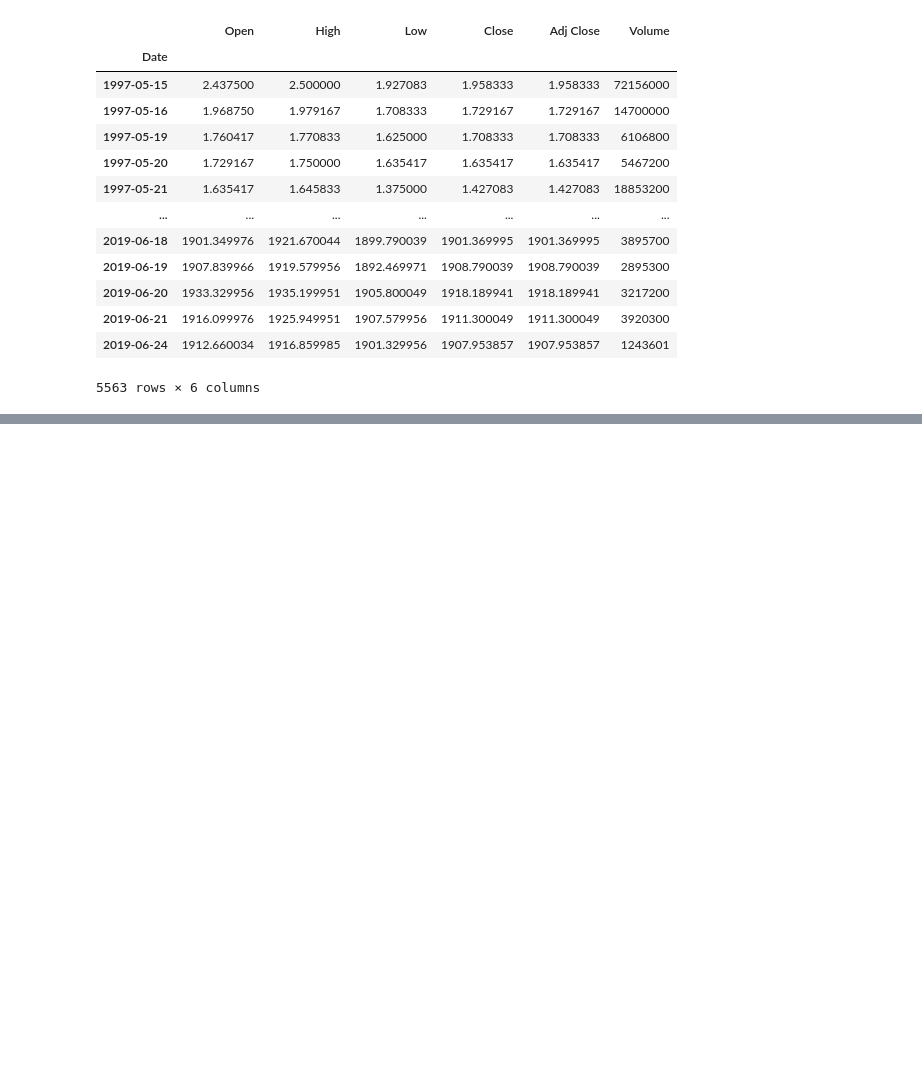
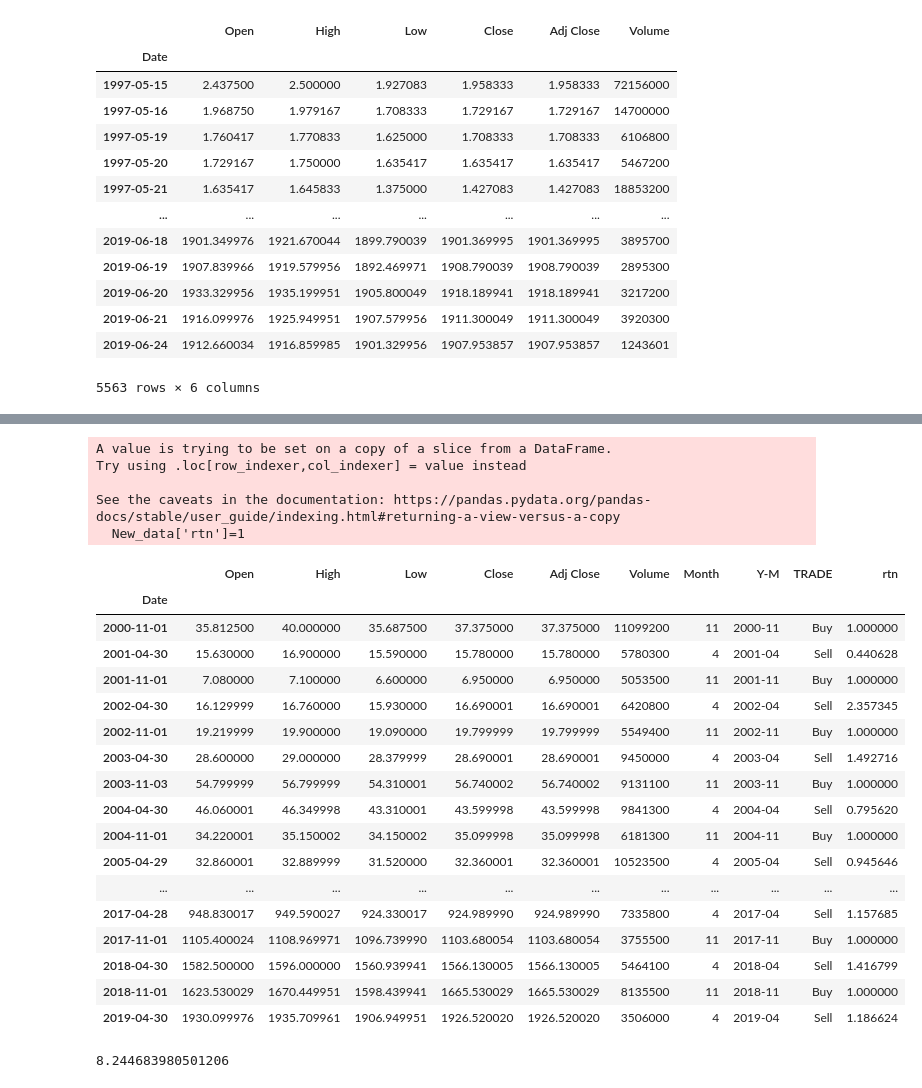
Before and after one commit to youngsang114/python-work, a Jupyter notebook: 230424/17_pandas.ipynb, the cells around one changed output, grey strips where cells are left out. Saved outputs shown, nothing was run; the diff lists cells and outputs as text; code cells hidden in the pictures; blank space fills up the shorter version.

```diff
--- a/230424/17_pandas.ipynb
+++ b/230424/17_pandas.ipynb
@@ -165,4 +159,4 @@ df
 # %%
 df.index=pd.to_datetime(df.index,format="%Y-%m-%d")
 df["Month"]=list(map(lambda x: datetime.strftime(x, '%m'),df.index))
-df[]
+df['Month']=df['Month'].astype(int)
@@ -184,4 +163,4 @@ df[]
 # %%
-
-df.loc[df["Month"]=='11' df["Month"]=='4' ]
+New_df=df.loc[(df["Month"]==11) | (df["Month"]==4)]
+New_df.head()
 # %% [output]
@@ -188,0 +174,5 @@ ValueError: The truth value of a Series is ambiguous. Use a.empty, a.bool(), a.i
+# %%
+New_df["Y-M"]=list(map(lambda x: datetime.strftime(x, '%Y-%m'),New_df.index))
+data=New_df.loc[((New_df["Y-M"] != New_df.shift(-1)["Y-M"]) & (New_df['Month']==4)) | ((New_df["Y-M"] != New_df.shift(1)["Y-M"]) & (New_df['Month']==11))]
+New_data=data.iloc[6:,]
+New_data
@@ -188,0 +203,10 @@ ValueError: The truth value of a Series is ambiguous. Use a.empty, a.bool(), a.i
+# %%
+New_data['TRADE']=''
+
+for i in New_data.index:
+
+    if New_data.loc[i,'Month']==11:
+        New_data.loc[i,'TRADE']='Buy'
+    else:
+        New_data.loc[i,'TRADE']='Sell'
+New_data.head(5)
@@ -188,0 +226,50 @@ ValueError: The truth value of a Series is ambiguous. Use a.empty, a.bool(), a.i
+# %%
+rtn=1
+buy=0
+sell=0
+
+New_data['rtn']=1
+
+for i in New_data.index:
+    if New_data.loc[i,"TRADE"]=='Buy':
+        buy=New_data.loc[i,'Open']
+        #print(buy)
+    else:
+        sell=New_data.loc[i,'Close']
+        #print(sell)
+        rtn=(sell-buy)/buy+1
+        #print(rtn)
+        New_data.loc[i,'rtn']=rtn
+
+New_data
+# %% [output]
+A value is trying to be set on a copy of a slice from a DataFrame.
+Try using .loc[row_indexer,col_indexer] = value instead
+
+See the caveats in the documentation: https://pandas.pydata.org/pandas-docs/stable/user_guide/indexing.html#returning-a-view-versus-a-copy
+  New_data['rtn']=1
+|  | Open | High | Low | Close | Adj Close | Volume | Month | Y-M | TRADE | rtn |
+| Date |  |  |  |  |  |  |  |  |  |  |
+| 2000-11-01 | 35.812500 | 40.000000 | 35.687500 | 37.375000 | 37.375000 | 11099200 | 11 | 2000-11 | Buy | 1.000000 |
+| 2001-04-30 | 15.630000 | 16.900000 | 15.590000 | 15.780000 | 15.780000 | 5780300 | 4 | 2001-04 | Sell | 0.440628 |
+| 2001-11-01 | 7.080000 | 7.100000 | 6.600000 | 6.950000 | 6.950000 | 5053500 | 11 | 2001-11 | Buy | 1.000000 |
+| 2002-04-30 | 16.129999 | 16.760000 | 15.930000 | 16.690001 | 16.690001 | 6420800 | 4 | 2002-04 | Sell | 2.357345 |
+| 2002-11-01 | 19.219999 | 19.900000 | 19.090000 | 19.799999 | 19.799999 | 5549400 | 11 | 2002-11 | Buy | 1.000000 |
+| 2003-04-30 | 28.600000 | 29.000000 | 28.379999 | 28.690001 | 28.690001 | 9450000 | 4 | 2003-04 | Sell | 1.492716 |
+| 2003-11-03 | 54.799999 | 56.799999 | 54.310001 | 56.740002 | 56.740002 | 9131100 | 11 | 2003-11 | Buy | 1.000000 |
+| 2004-04-30 | 46.060001 | 46.349998 | 43.310001 | 43.599998 | 43.599998 | 9841300 | 4 | 2004-04 | Sell | 0.795620 |
+| 2004-11-01 | 34.220001 | 35.150002 | 34.150002 | 35.099998 | 35.099998 | 6181300 | 11 | 2004-11 | Buy | 1.000000 |
+| 2005-04-29 | 32.860001 | 32.889999 | 31.520000 | 32.360001 | 32.360001 | 10523500 | 4 | 2005-04 | Sell | 0.945646 |
+| ... | ... | ... | ... | ... | ... | ... | ... | ... | ... | ... |
+| 2017-04-28 | 948.830017 | 949.590027 | 924.330017 | 924.989990 | 924.989990 | 7335800 | 4 | 2017-04 | Sell | 1.157685 |
+| 2017-11-01 | 1105.400024 | 1108.969971 | 1096.739990 | 1103.680054 | 1103.680054 | 3755500 | 11 | 2017-11 | Buy | 1.000000 |
+| 2018-04-30 | 1582.500000 | 1596.000000 | 1560.939941 | 1566.130005 | 1566.130005 | 5464100 | 4 | 2018-04 | Sell | 1.416799 |
+| 2018-11-01 | 1623.530029 | 1670.449951 | 1598.439941 | 1665.530029 | 1665.530029 | 8135500 | 11 | 2018-11 | Buy | 1.000000 |
+| 2019-04-30 | 1930.099976 | 1935.709961 | 1906.949951 | 1926.520020 | 1926.520020 | 3506000 | 4 | 2019-04 | Sell | 1.186624 |
+# %%
+acc_rtn=1.0
+for i in New_data.index:
+    acc_rtn*=New_data.loc[i,'rtn']
+print(acc_rtn)
+# %% [output]
+8.244683980501206
```
Also changed, not shown: parts of 29 cells of this notebook.
